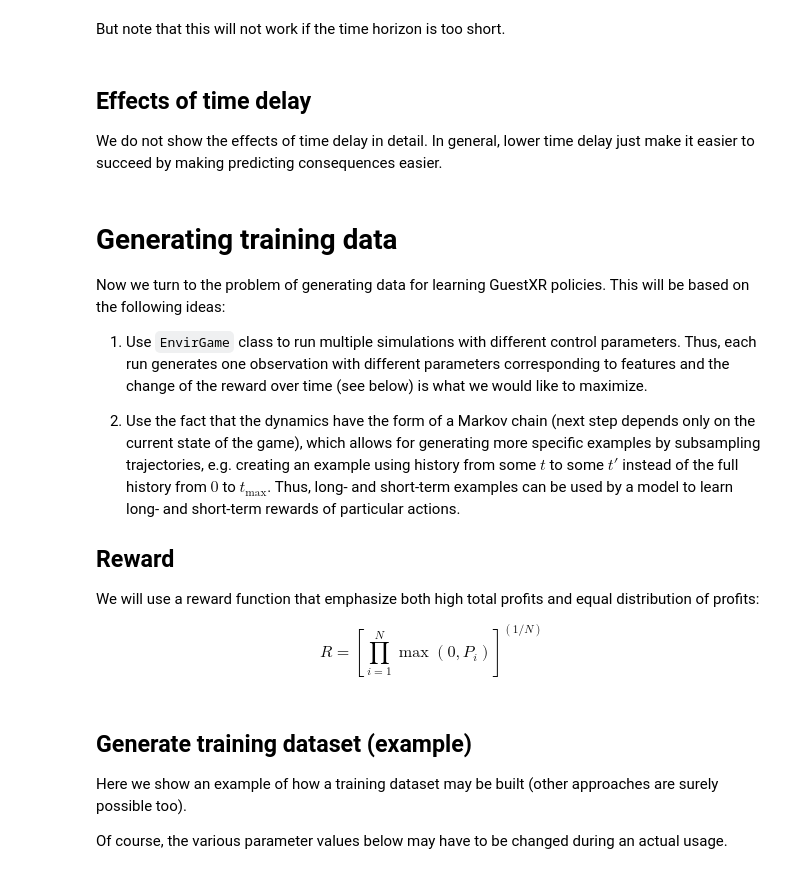
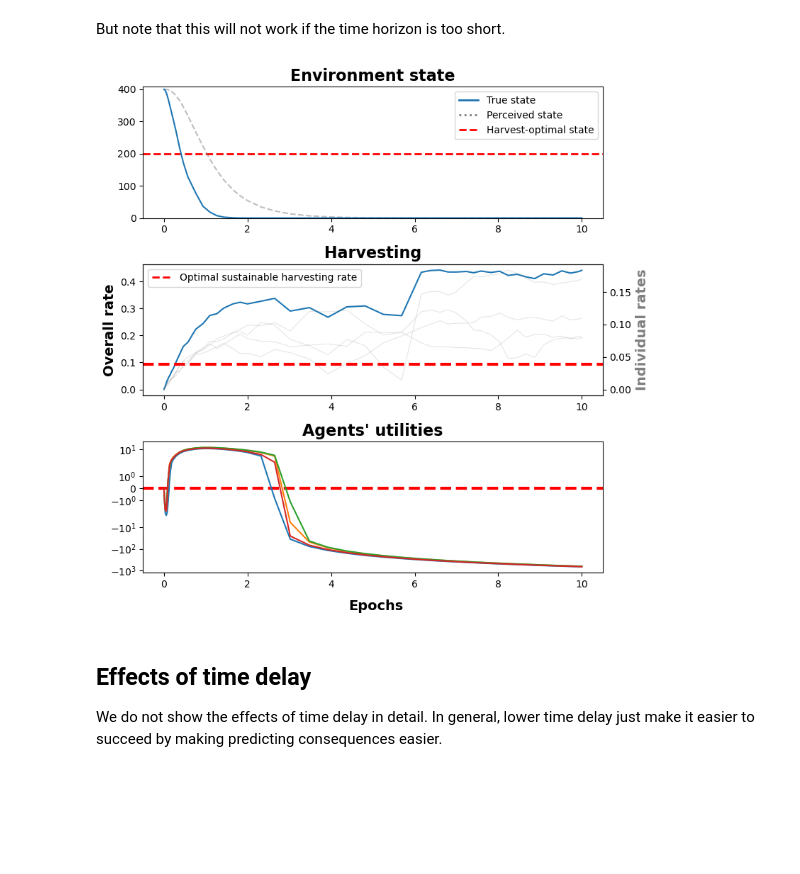
Before and after one commit to iss-obuz/gxr-envir, a Jupyter notebook: notebooks/envir-simulations.ipynb, the cells around one changed output. Saved outputs shown, nothing was run; the diff lists cells and outputs as text; code cells hidden in the pictures; blank space fills up the shorter version.

```diff
--- a/notebooks/envir-simulations.ipynb
+++ b/notebooks/envir-simulations.ipynb
@@ -128,48 +133,15 @@ fig
 # %% [markdown]
 But note that this will not work if the time horizon is too short.
 # %%
-game = EnvirGame.from_config(n_agents=4, horizon=.1, alpha=.25)
+game = EnvirGame.from_config(n_agents=4, horizon=.1, alpha=1)
 sol  = game.dynamics.run(10, seed=307)
 
 fig = game.dynamics.plot(sol)
 fig
+# %% [output]
+[figure, added]
 # %% [markdown]
 ## Effects of time delay
 
 We do not show the effects of time delay in detail. In general, lower time delay just make it
 easier to succeed by making predicting consequences easier.
-# %% [markdown]
-# Generating training data
-
-Now we turn to the problem of generating data for learning GuestXR policies.
-This will be based on the following ideas:
-
-1. Use `EnvirGame` class to run multiple simulations with different control parameters.
-   Thus, each run generates one observation with different parameters corresponding
-   to features and the change of the reward over time (see below) is what we would
-   like to maximize.
-
-2. Use the fact that the dynamics have the form of a Markov chain
-   (next step depends only on the current state of the game),
-   which allows for generating more specific examples by subsampling
-   trajectories, e.g. creating an example using history from some $t$ to some $t'$
-   instead of the full history from $0$ to $t_{\text{max}}$.
-   Thus, long- and short-term examples can be used by a model to learn long-
-   and short-term rewards of particular actions.
-
-## Reward
-
-We will use a reward function that emphasize both high total profits and equal
-distribution of profits:
-
-$$
-R = \left[\prod_{i=1}^N \max(0, P_i)\right]^{(1/N)}
-$$
-# %% [markdown]
-## Generate training dataset (example)
-
-Here we show an example of how a training dataset may be built
-(other approaches are surely possible too).
-
-Of course, the various parameter values below may have to be changed
-during an actual usage.
```
Also changed, not shown: parts of 11 cells of this notebook, 9 other files.
